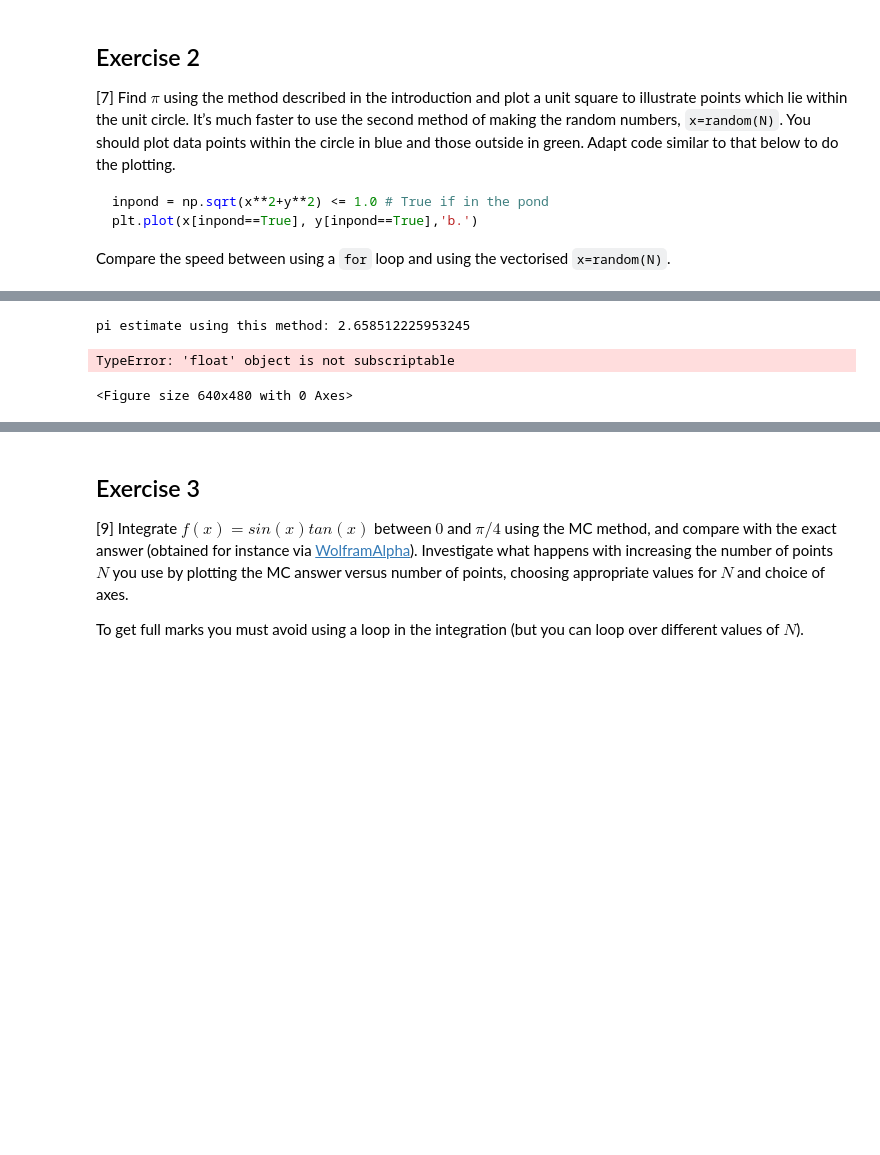
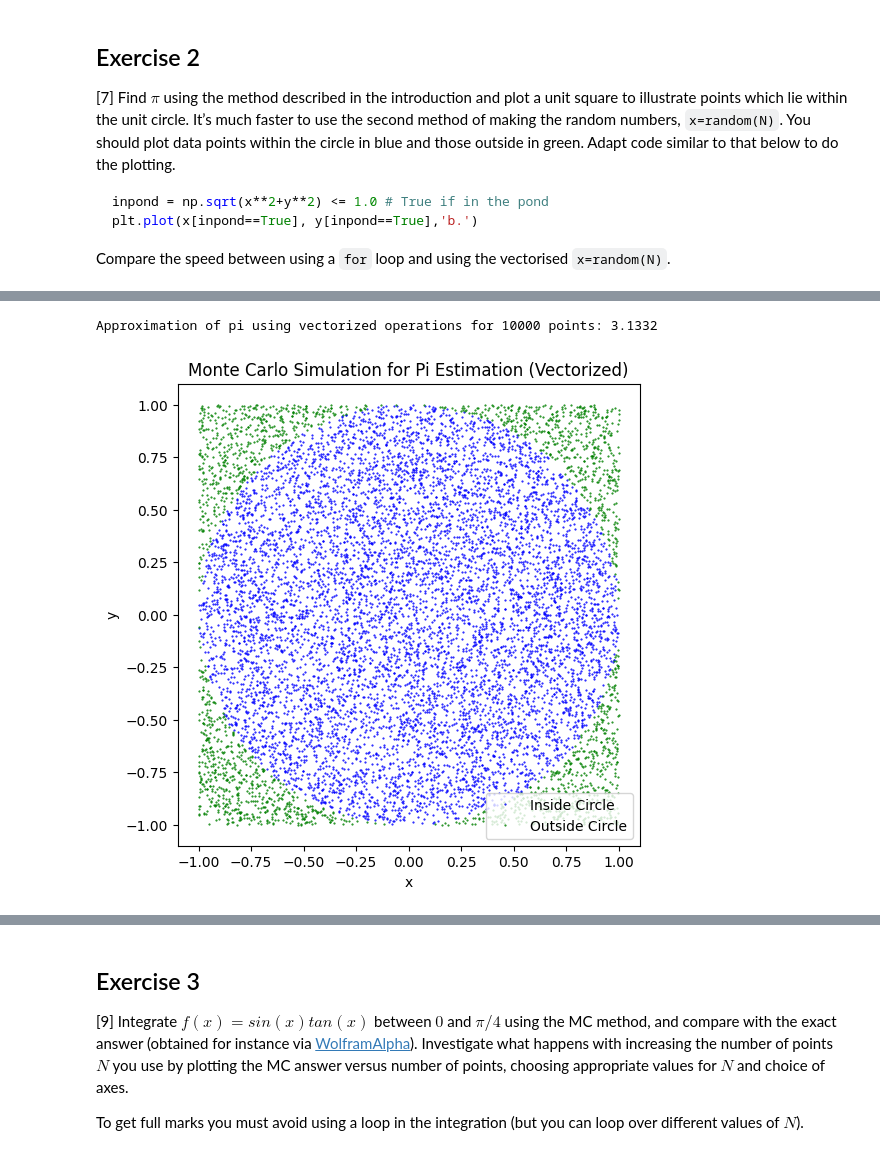
Before and after one commit to PX2145-2025/week-6-b-sofiabaruffaldi333, a Jupyter notebook: Monte_Carlo.ipynb, the cells around one changed output, grey strips where cells are left out. Cells and saved outputs as stored; diff of their text form; code cells hidden in the pictures; blank space fills up the shorter version.

```diff
--- a/Monte_Carlo.ipynb
+++ b/Monte_Carlo.ipynb
@@ -246,28 +241,25 @@ Wall time: 388 ms
-# %%
-%%time
-
-def f(x, y):
-    return x**2 + y**2
-
-N = int(1e5)
-s = 0 # s is the sum
-for i in range (N):
-    x = np.random.rand() # get a random number in [0,1) ...
-    y = np.random.rand()
-    s += f(x, y)
-    inpond = (x**2 + y**2) <= 1.0
-integral = s/N
-
-pi_estimate = 4 * integral
-print('pi estimate using this method:', pi_estimate)
-
-plt.figure()
-plt.plot(x[inpond== True], y[inpond == True], 'b.')
-plt.plot(x[inpond == False], y[inpond == False], 'g.')
-plt.axis('equal')
-plt.title('using loop')
-plt.show()
-# %% [output]
-pi estimate using this method: 2.658512225953245
-TypeError: 'float' object is not subscriptable
-<Figure size 640x480 with 0 Axes>
+# %%
+%%time
+# Using vectorized operations (much faster)
+N = int(1e4) # Using a larger N for better pi estimation and to show vectorized speed
+x, y = 2 * np.random.rand(2, N) - 1 # Generate x and y in [-1, 1)
+r_squared = x**2 + y**2 # Calculate r squared to avoid sqrt
+
+inpond = r_squared <= 1.0 # True if in the pond (within unit circle)
+
+pi_estimate = 4 * np.sum(inpond) / N
+print(f"Approximation of pi using vectorized operations for {N} points: {pi_estimate}")
+
+# Plotting the points
+plt.figure(figsize=(6,6)) # Make the plot square
+plt.plot(x[inpond], y[inpond],'b.', markersize=1, label='Inside Circle')
+plt.plot(x[~inpond], y[~inpond],'g.', markersize=1, label='Outside Circle')
+plt.title('Monte Carlo Simulation for Pi Estimation (Vectorized)')
+plt.xlabel('x')
+plt.ylabel('y')
+plt.gca().set_aspect('equal', adjustable='box') # Ensure the aspect ratio is equal
+plt.legend()
+plt.show()
+# %% [output]
+Approximation of pi using vectorized operations for 10000 points: 3.1332
+[figure, added]
```
Also changed, not shown: parts of 12 cells of this notebook.
